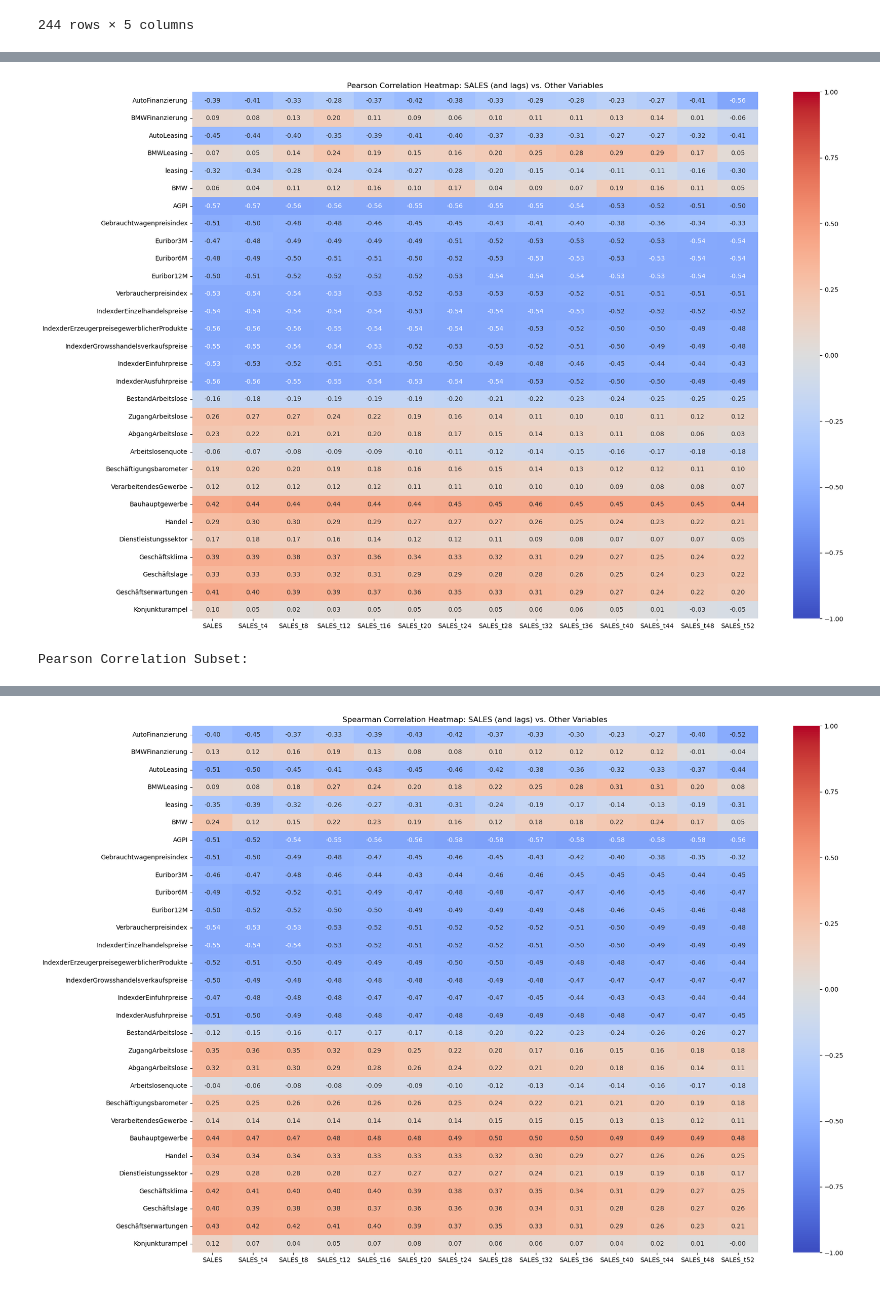
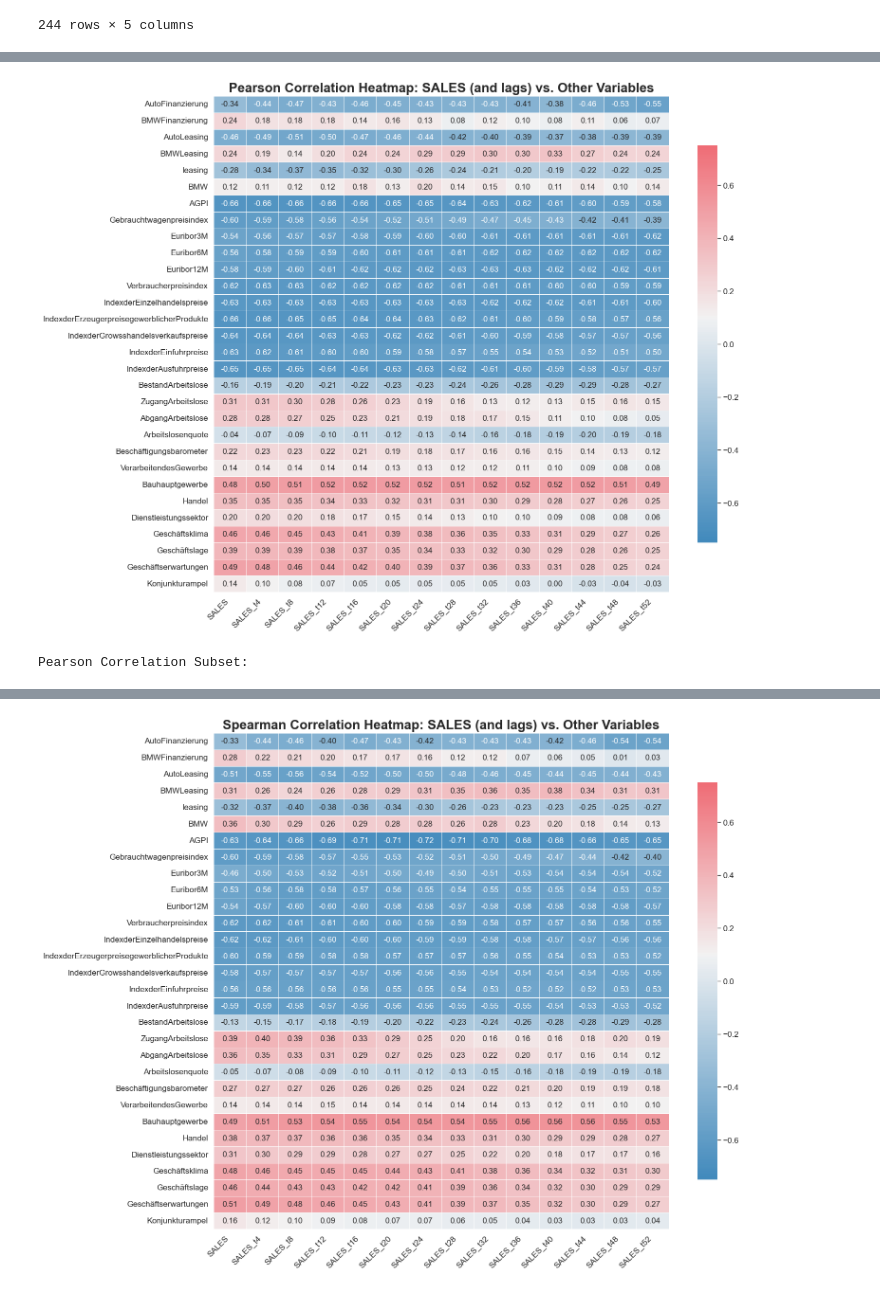
Before and after one commit to Philipp-Manhart/PA-II, a Jupyter notebook: code.ipynb, the cells around one changed output, grey strips where cells are left out. Drawn from its saved outputs; the diff is of its cells as text; code cells hidden in the pictures.

```diff
--- a/code.ipynb
+++ b/code.ipynb
@@ -274,6 +382,7 @@ verbraucherpreisindex = verbraucherpreisindex[cols]
 # %%
 # Merge all dataframes on DATE
 from functools import reduce
+
 dataframes = [
     bmw_sales,
     gt_auto_finanzierung,
@@ -298,7 +407,8 @@ for df_item in dataframes:
     if "DATE" in df_item.columns:
         df_item["DATE"] = pd.to_datetime(df_item["DATE"])
 
-merged = reduce(lambda left, right: pd.merge(left, right, on="DATE", how="outer"), dataframes)
+merged = reduce(
+    lambda left, right: pd.merge(left, right, on="DATE", how="outer"), dataframes
+)
 merged.columns = merged.columns.str.replace(r"\s+", "", regex=True)
 merged.to_csv("data.csv", index=False)
-merged
@@ -394,8 +493,8 @@ df_sa = df_sa.set_index("DATE")
 for col in seasonal_cols:
     if col in df_sa.columns:
         series = df_sa[col].dropna()  # Remove NaNs
-        if len(series) > 2 * 12:  # Check if enough data points (period=12)
-            stl = STL(series, period=12, robust=True)
+        if len(series) > 2 * 52:  # Check if enough data points (period=12)
+            stl = STL(series, period=52, robust=True)
             res = stl.fit()
             # Place the seasonally adjusted data back, aligning with the original index
             df_sa[col] = pd.Series(res.trend + res.resid, index=series.index)
@@ -409,5 +508,3 @@ for col in seasonal_cols:
         print(f"Warning: Column '{col}' not found in DataFrame df_sa.")
 
 df_sa = df_sa.reset_index()
-
-df_sa
@@ -437,10 +520,8 @@ for lag in range(4, 53, 4):
 # Move the lagged SALES columns to be right after the SALES column
 lagged_cols = [f"SALES_t{lag}" for lag in range(4, 53, 4)]
 cols = (
-    ["DATE", "SALES"] +
-    lagged_cols +
-    [col for col in df_fe.columns if col not in (["DATE", "SALES"] + lagged_cols)]
+    ["DATE", "SALES"]
+    + lagged_cols
+    + [col for col in df_fe.columns if col not in (["DATE", "SALES"] + lagged_cols)]
 )
 df_fe = df_fe[cols]
-
-df_fe
@@ -461,34 +528,58 @@ df_fe
 # %%
-# correlation
 # Define target columns (SALES and its lags)
 target_cols = ["SALES"] + [f"SALES_t{i}" for i in range(4, 53, 4)]
 
 # Define other columns (all columns except DATE and target_cols)
 other_cols = [col for col in df_fe.columns if col not in target_cols + ["DATE"]]
 
 correlation_methods = ["pearson", "spearman"]
+for method in correlation_methods:
 
-for method in correlation_methods:
     # Calculate the correlation matrix between target_cols and other_cols
     correlation_matrix = df_fe[target_cols + other_cols].corr(method=method)
 
     # Select the relevant part of the correlation matrix
-    # This shows the correlation of each 'other_col' with each 'target_col'
     correlation_subset = correlation_matrix.loc[other_cols, target_cols]
 
+    # Set the style and context for the plot
+    sns.set_style("whitegrid")
+    sns.set_context("paper", font_scale=1.4)
+
+    # Define a custom diverging colormap
+    custom_palette = sns.diverging_palette(
+        240, 10, s=80, l=55, n=256, center="light", as_cmap=True
+    )
+
     # Plot the heatmap
-    plt.figure(figsize=(20, 15))
+    plt.figure(figsize=(16, 12))
     sns.heatmap(
-        correlation_subset, annot=True, cmap="coolwarm", fmt=".2f", vmin=-1, vmax=1
+        correlation_subset,
+        annot=True,
+        cmap=custom_palette,
+        fmt=".2f",
+        vmin=-0.75,
+        vmax=0.75,
+        center=0.1,  # Set the midpoint to ensure values around 0.20 remain close to white
+        annot_kws={"size": 12},  # Adjust annotation text size
+        linewidths=0.5,  # Add lines between cells
+        cbar_kws={"shrink": 0.8},  # Adjust color bar size
     )
+
     plt.title(
-        f"{method.capitalize()} Correlation Heatmap: SALES (and lags) vs. Other Variables"
+        f"{method.capitalize()} Correlation Heatmap: SALES (and lags) vs. Other Variables",
+        fontsize=20,
+        fontweight="bold",
     )
+
+    plt.xticks(rotation=45, ha="right")  # Rotate x-axis labels for better readability
+    plt.yticks(rotation=0)  # Keep y-axis labels horizontal
+    plt.tight_layout()  # Ensure everything fits in the figure
     plt.show()
 
     print(f"\n{method.capitalize()} Correlation Subset:")
+
     display(correlation_subset)
 # %% [output]
-[figure, old version]
+[figure, new version]
 Pearson Correlation Subset:
 |  | SALES | SALES_t4 | SALES_t8 | SALES_t12 | SALES_t16 | SALES_t20 | SALES_t24 | SALES_t28 | SALES_t32 | ... |
@@ -511,3 +602,3 @@ Pearson Correlation Subset:
-[figure, old version]
+[figure, new version]
 Spearman Correlation Subset:
 |  | SALES | SALES_t4 | SALES_t8 | SALES_t12 | SALES_t16 | SALES_t20 | SALES_t24 | SALES_t28 | SALES_t32 | ... |
```
Also changed, not shown: parts of 15 cells of this notebook, 34 other files.
